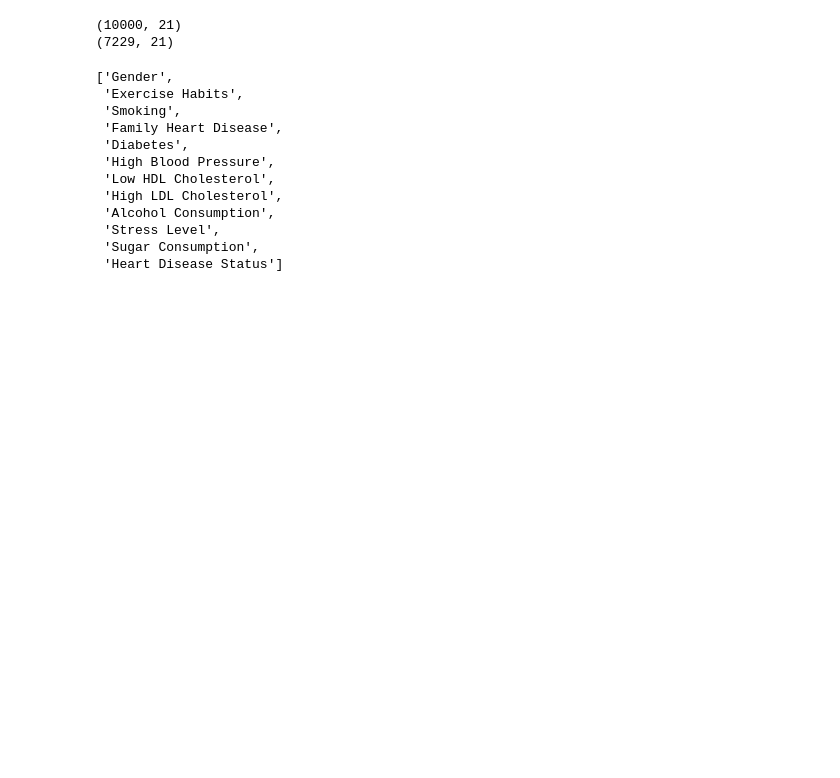
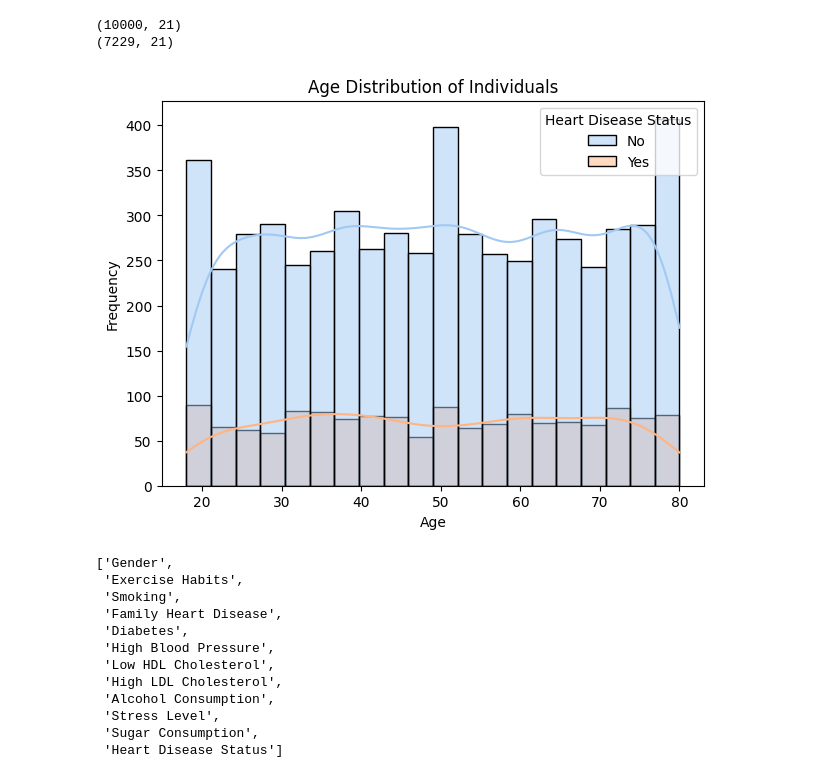
Before and after one commit to Aybee5/heart_disease_project, a Jupyter notebook: main.ipynb, the cells around one changed output. Cells and saved outputs as stored; diff of their text form; code cells hidden in the pictures; blank space fills up the shorter version.

```diff
--- a/main.ipynb
+++ b/main.ipynb
@@ -67,3 +65,24 @@ print(data_set.shape)
+# %%
+# Set the figure size
+plt.figure(figsize=(7, 5))
+
+# Create a histogram with KDE and hue for 'Heart Disease Status'
+sns.histplot(
+    x=data_set['Age'],
+    kde=True,
+    hue=data_set['Heart Disease Status'],
+    palette='pastel'  # Changed color palette
+)
+
+# Add title and axis labels
+plt.title("Age Distribution of Individuals")
+plt.xlabel("Age")
+plt.ylabel("Frequency")
+
+# Display the plot
+plt.show()
+# %% [output]
+[figure, added]
 # %%
 #Select all the categorical columns
 categorical_data = [single_column for single_column in data_set.columns if data_set[single_column].dtypes == "O"]
```
Also changed, not shown: parts of 6 cells of this notebook.
